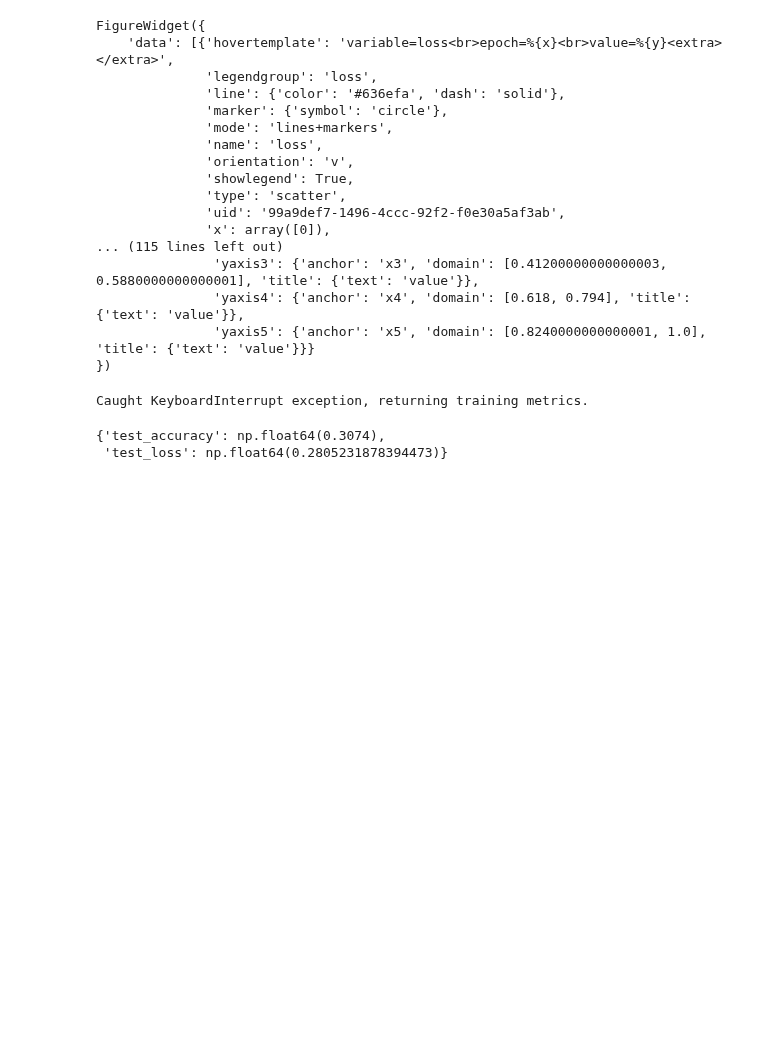
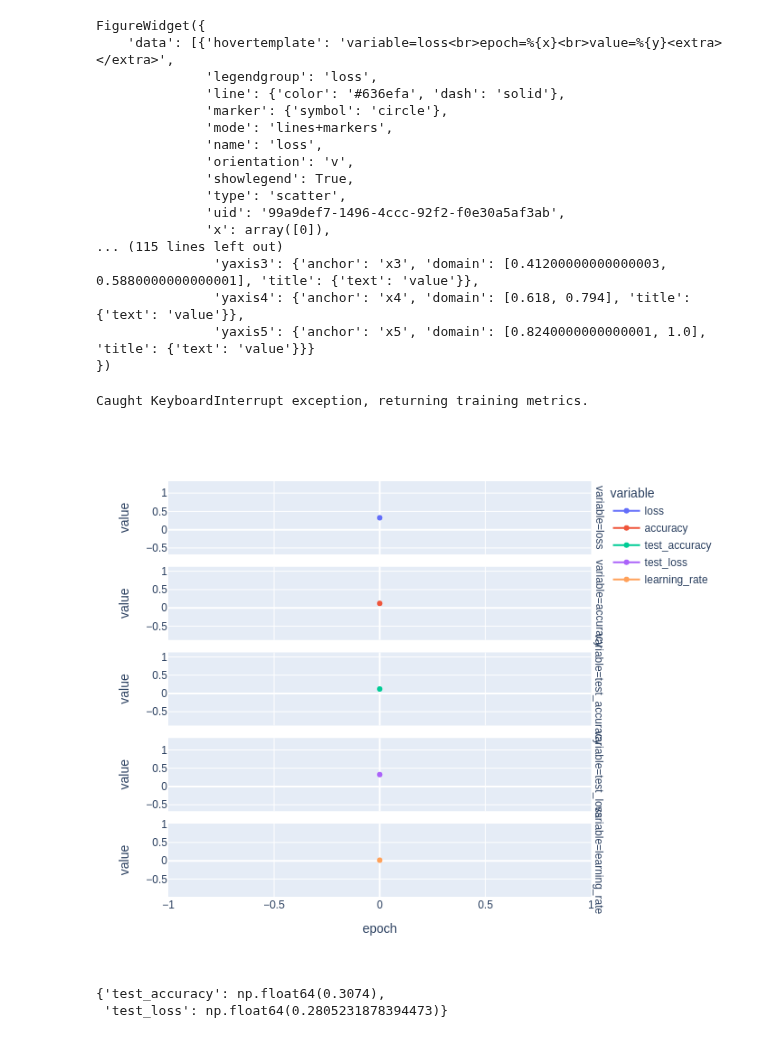
Before and after one commit to MauroAbidalCarrer/CNN_from_scratch, a Jupyter notebook: notebooks/cifar_10.ipynb, the cells around one changed output. Cells and saved outputs as stored; diff of their text form; code cells hidden in the pictures; blank space fills up the shorter version.

Commit message:
WIP: Testing graph plotly outputs rendering in github 3.

```diff
--- a/notebooks/cifar_10.ipynb
+++ b/notebooks/cifar_10.ipynb
@@ -138,6 +138,23 @@ FigureWidget({
                'yaxis5': {'anchor': 'x5', 'domain': [0.8240000000000001, 1.0], 'title': {'text': 'value'}}}
 })
 Caught KeyboardInterrupt exception, returning training metrics.
+# %%
+px.line(
+    bad_training_stats.melt("epoch", ["loss",
+            "accuracy",
+            "test_accuracy",
+            "test_loss",
+            "learning_rate",
+        ]),
+    x="epoch",
+    y="value",
+    facet_row="variable",
+    color="variable",
+    markers=True,
+    height=600,
+).update_yaxes(matches=None)
+# %% [output]
+[figure, added]
 # %%
 test_accuracy({}, nn)
 # %% [output]
```
